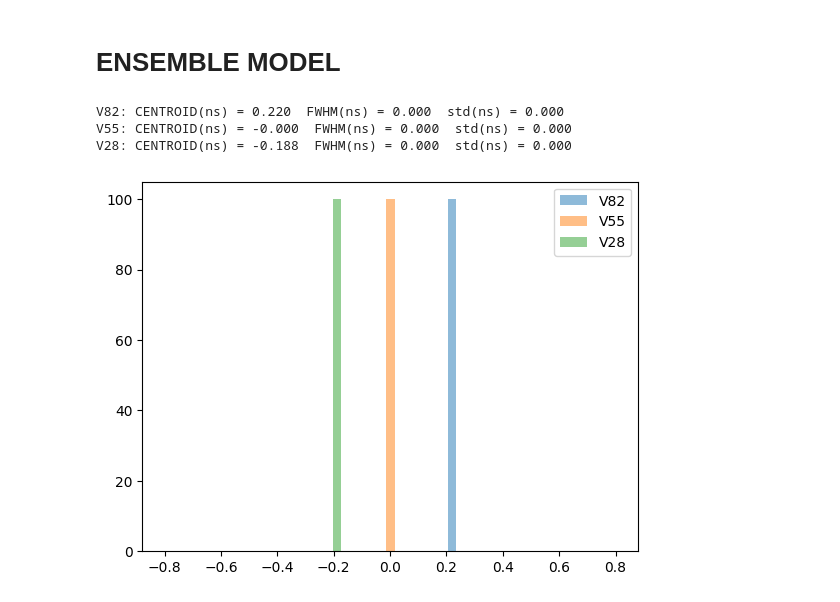
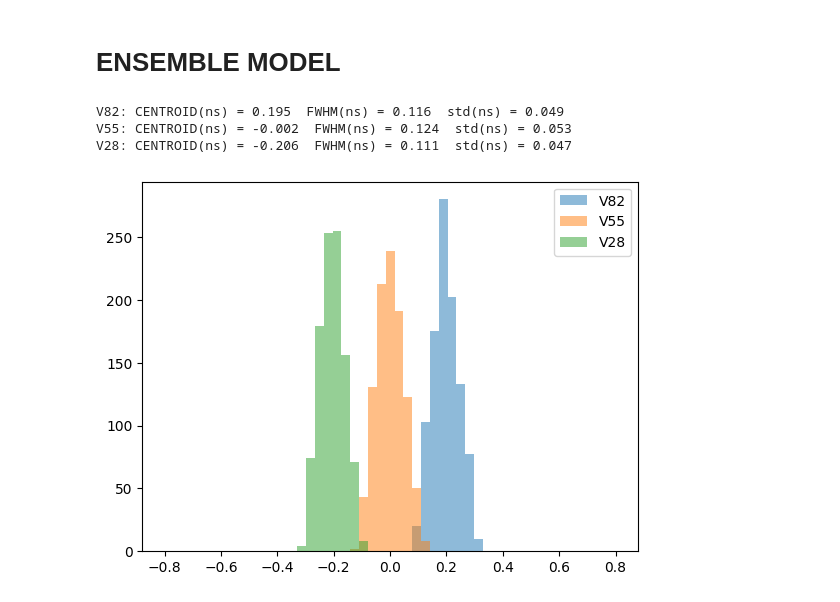
Before and after one commit to wjosefw/Signal-processing-with-Neural-networks, a Jupyter notebook: only_simulados_high_noise.ipynb, the cells around one changed output. Cells and saved outputs as stored; diff of their text form; code cells hidden in the pictures.

```diff
--- a/only_simulados_high_noise.ipynb
+++ b/only_simulados_high_noise.ipynb
@@ -156,4 +144,5 @@ Max dec0 = 42.66629283145285
 #--------------------------------- Detector 0 definitions -------------------------
 tau_rise_dec1 = 20
 tau_drop_dec1 = 150
+Photon_yield = 15000
 # %%
@@ -186,5 +173,4 @@ trainX_dec1, REF_train_dec1 = delay_pulse_pair(INPUT_dec1, new_time_step, t_shif
 # %%
 for i in range(new_V55.shape[0]):
   plt.plot(trainX_dec1[i,:,0])
-  plt.plot(new_V55[i,:,1])
 # %% [output]
@@ -294,26 +267 @@ print(M_V82.shape)
-# %%
-def model_definition(NM):
-
-  inputA = Input(shape=(NM,))
-  inputB = Input(shape=(NM,))
-
-  x1 = Dense(32, activation="relu", kernel_initializer=initializers.RandomNormal(mean=0.0, stddev=1), kernel_regularizer=l2(0.01))
-  x2 = Dense(32, activation="relu", kernel_initializer=initializers.RandomNormal(mean=0.0, stddev=1), kernel_regularizer=l2(0.01))
-  x3 = Dense(32, activation="relu", kernel_initializer=initializers.RandomNormal(mean=0.0, stddev=1), kernel_regularizer=l2(0.01))
-  x4 = Dense(1, activation="linear")
-  #32 neuronas con inicialización gaussiana de std 0.5/1 parece ser la más estable en cuanto a semilla
-
-
-  op1A = x1(inputA)
-  op2A = x2(op1A)
-  op3A = x3(op2A)
-  outA = x4(op3A)
-
-  op1B = x1(inputB)
-  op2B = x2(op1B)
-  op3B = x3(op2B)
-  outB = x4(op3B)
-
-  model = Model(inputs=[inputA, inputB], outputs=outA-outB)
-  return model
 # %%
@@ -490,16 +430,16 @@ plt.legend()
 # %%
-epoch = 21
+epoch = 16
 #------------------------------------------- Histogram and gaussian fit -----------------------------------------------
-nbins = 51
-histogN_V82, binsN, patchesN  = plt.hist(-1*(TOFN_V82_array[index,epoch,:]) + np.mean(TOFN_V55_array[index,epoch,:]), bins = nbins,range=[-0.25,0.25],alpha = 0.5,label='V82');
+nbins = 67
+histogN_V82, binsN, patchesN  = plt.hist(TOFN_V82_array[index,epoch,:] - np.mean(TOFN_V55_array[index,epoch,:]), bins = nbins,range=[-0.8,0.8],alpha = 0.5,label='V82');
 cbinsN = 0.5*(binsN[1:]+binsN[0:-1])
 HN, AN, x0N_V82, sigmaN_V82 = gauss_fit(cbinsN, histogN_V82)
 
-histogN_V55, binsN, patchesN  = plt.hist(-1*(TOFN_V55_array[index,epoch,:]) + np.mean(TOFN_V55_array[index,epoch,:]), bins = nbins,range=[-0.25,0.25],alpha = 0.5,label='V55');
+histogN_V55, binsN, patchesN  = plt.hist(TOFN_V55_array[index,epoch,:] - np.mean(TOFN_V55_array[index,epoch,:]), bins = nbins,range=[-0.8,0.8],alpha = 0.5,label='V55');
 cbinsN = 0.5*(binsN[1:]+binsN[0:-1])
 HN, AN, x0N_V55, sigmaN_V55 = gauss_fit(cbinsN, histogN_V55)
 
-histogN_V28, binsN, patchesN  = plt.hist(-1*(TOFN_V28_array[index,epoch,:]) + np.mean(TOFN_V55_array[index,epoch,:]), bins = nbins,range=[-0.25,0.25],alpha = 0.5,label='V28');
+histogN_V28, binsN, patchesN  = plt.hist(TOFN_V28_array[index,epoch,:] - np.mean(TOFN_V55_array[index,epoch,:]), bins = nbins,range=[-0.8,0.8],alpha = 0.5,label='V28');
 cbinsN = 0.5*(binsN[1:]+binsN[0:-1])
 HN, AN, x0N_V28, sigmaN_V28 = gauss_fit(cbinsN, histogN_V28)
 plt.legend()
@@ -539,31 +469,31 @@ weighted_mean_V82 = np.average(np.squeeze(TOFN_V82_array[:,epoch,:]), weights=(1
 # %%
 #------------------------------------------- Histogram and gaussian fit -----------------------------------------------
 nbins=51
-histogN_V82, binsN, patchesN  = plt.hist(-1*(weighted_mean_V82) + np.mean(weighted_mean_V55),bins=nbins,range=[-0.8,0.8],alpha = 0.5,label='V82');
+histogN_V82, binsN, patchesN  = plt.hist(weighted_mean_V82 - np.mean(weighted_mean_V55),bins=nbins,range=[-0.8,0.8],alpha = 0.5,label='V82');
 cbinsN = 0.5*(binsN[1:]+binsN[0:-1])
 HN, AN, x0N_V82, sigmaN_V82 = gauss_fit(cbinsN, histogN_V82)
 
-histogN_V55, binsN, patchesN  = plt.hist(-1*(weighted_mean_V55) + np.mean(weighted_mean_V55),bins=nbins,range=[-0.8,0.8],alpha = 0.5,label='V55');
+histogN_V55, binsN, patchesN  = plt.hist(weighted_mean_V55 - np.mean(weighted_mean_V55),bins=nbins,range=[-0.8,0.8],alpha = 0.5,label='V55');
 cbinsN = 0.5*(binsN[1:]+binsN[0:-1])
 HN, AN, x0N_V55, sigmaN_V55 = gauss_fit(cbinsN, histogN_V55)
 
-histogN_V28, binsN, patchesN  = plt.hist(-1*(weighted_mean_V28) + np.mean(weighted_mean_V55),bins=nbins,range=[-0.8,0.8],alpha = 0.5,label='V28');
+histogN_V28, binsN, patchesN  = plt.hist(weighted_mean_V28 - np.mean(weighted_mean_V55),bins=nbins,range=[-0.8,0.8],alpha = 0.5,label='V28');
 cbinsN = 0.5*(binsN[1:]+binsN[0:-1])
 HN, AN, x0N_V28, sigmaN_V28 = gauss_fit(cbinsN, histogN_V28)
 plt.legend()
 
 
 FWHMN_V82 = 2.35482 * sigmaN_V82
 FWHMN_V55 = 2.35482 * sigmaN_V55
 FWHMN_V28 = 2.35482 * sigmaN_V28
 
 
 print('')
 print("V82: CENTROID(ns) = %.3f  FWHM(ns) = %.3f  std(ns) = %.3f" % (x0N_V82, FWHMN_V82, sigmaN_V82))
 print("V55: CENTROID(ns) = %.3f  FWHM(ns) = %.3f  std(ns) = %.3f" % (x0N_V55, FWHMN_V55, sigmaN_V55))
 print("V28: CENTROID(ns) = %.3f  FWHM(ns) = %.3f  std(ns) = %.3f" % (x0N_V28, FWHMN_V28, sigmaN_V28))
 # %% [output]
-V82: CENTROID(ns) = 0.220  FWHM(ns) = 0.000  std(ns) = 0.000
-V55: CENTROID(ns) = -0.000  FWHM(ns) = 0.000  std(ns) = 0.000
-V28: CENTROID(ns) = -0.188  FWHM(ns) = 0.000  std(ns) = 0.000
+V82: CENTROID(ns) = 0.195  FWHM(ns) = 0.116  std(ns) = 0.049
+V55: CENTROID(ns) = -0.002  FWHM(ns) = 0.124  std(ns) = 0.053
+V28: CENTROID(ns) = -0.206  FWHM(ns) = 0.111  std(ns) = 0.047
-[figure, old version]
+[figure, new version]
```
Also changed, not shown: parts of 22 cells of this notebook.
